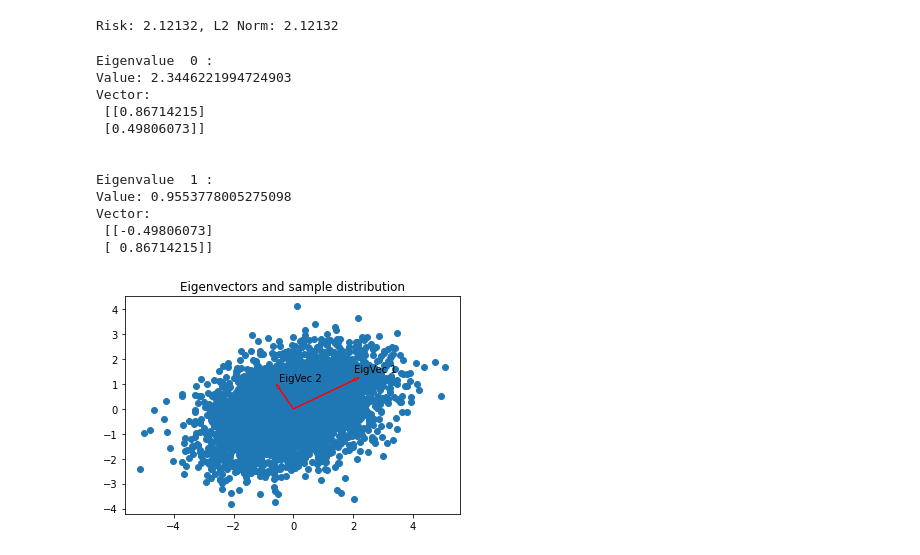
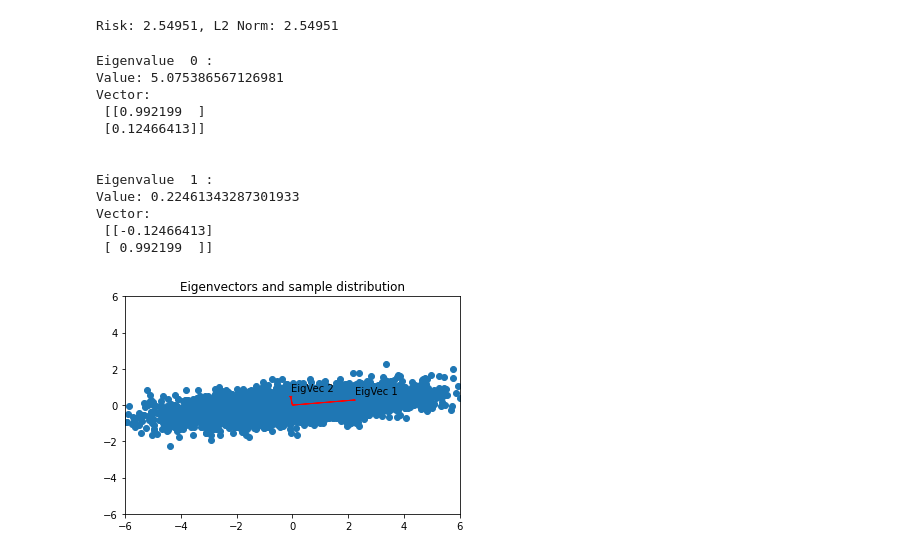
Before and after one commit to cdmurray80/object_detection, a Jupyter notebook: factors.ipynb, the cells around one changed output. Saved outputs shown, nothing was run; the diff lists cells and outputs as text; code cells hidden in the pictures.

```diff
--- a/factors.ipynb
+++ b/factors.ipynb
@@ -25,7 +25,7 @@ def compute_variance(cov, loadings):
 #
 # Create our covariance matrix
 cov_diag_term = .6
-cov = np.matrix([[2.0,cov_diag_term],[cov_diag_term,1.3]]);
+cov = np.matrix([[5.0,cov_diag_term],[cov_diag_term,0.3]]);
 
 #
 # Sanity check, and show
@@ -42,6 +42,6 @@ Correlation:
 # %%
 def arrow_w_title(plt_ax, x, y, title, edg_color='b'):
-  plt_ax.arrow(0,0,x,y, head_length = 0.2, head_width=0.1, edgecolor=edg_color)
+  plt_ax.arrow(0,0,x,y, head_length = 0.0, head_width=0.1, edgecolor=edg_color)
   plt_ax.annotate(title, xy=(x,y+0.3))
 
 #
@@ -58,7 +58,7 @@ factor_2_dx = (unit_var - cov[0,0] - cov[1,1])/(2*(cov[0,0]**0.5))
 factor_2_dy = (cov[1,1] - factor_2_dx**2)**0.5
 arrow_w_title(ax, factor_2_dx,factor_2_dy, 'Factor 2')
 arrow_w_title(ax, cov[0,0]**0.5 + factor_2_dx,factor_2_dy, 'Factor1 + Factor2', edg_color='g')
-ax.set_xlim(-1,3)
+ax.set_xlim(-1,6)
 ax.set_ylim(-1,3)
 plt.title('Unit exposure to each factor, as well as to both')
 plt.show()
@@ -68,39 +83,40 @@ plt.show()
 # Sanity check that the risk of unit exposure to each factor equals the plotted L2 norm
 print('Risk: {:.5f}, L2 Norm: {:.5f}'.format( unit_var ** 0.5, ((cov[0,0]**0.5 + factor_2_dx)**2 + factor_2_dy**2)** 0.5))
 # %% [output]
-Risk: 2.12132, L2 Norm: 2.12132
+Risk: 2.54951, L2 Norm: 2.54951
 # %%
-#Do eigen decomposition...annoying but we need exrta code to sort eigenvectors so it's more than 1 line
+#Do eigen decomposition...annoying but we need extra code to sort eigenvectors so it's more than 1 line
 # Probably 95% of users want the result sorted...idk why it's not an argument to return in sorted order
 eigenvalues, eigenvectors = np.linalg.eig(cov)
 idx = (eigenvalues).argsort()[::-1]
 eigenvectors = eigenvectors[:,idx]
 eigenvalues = eigenvalues[idx]
 
 # Plot samples and eigenvectors
 samples=np.random.multivariate_normal(np.array([0,0]),cov, size=4000)
 ax=plt.axes()
 plt.scatter(samples[:,0],samples[:,1])
-
+ax.set_xlim(-6,6)
+ax.set_ylim(-6,6)
 for i in range(2):
-  arrow_w_title(ax, eigenvectors[0,i]*eigenvalues[i],eigenvectors[1,i]*eigenvalues[i], 'EigVec ' + str(i+1), edg_color='r')
+  arrow_w_title(ax, eigenvectors[0,i]*eigenvalues[i]**0.5,eigenvectors[1,i]*eigenvalues[i]**0.5, 'EigVec ' + str(i+1), edg_color='r')
   print( 'Eigenvalue ', i, ':\nValue:', eigenvalues[i], '\nVector:\n', eigenvectors[:,i],'\n\n')
 plt.title('Eigenvectors and sample distribution')
 plt.show()
 # %% [output]
 Eigenvalue  0 :
-Value: 2.3446221994724903
+Value: 5.075386567126981
 Vector:
- [[0.86714215]
- [0.49806073]]
+ [[0.992199  ]
+ [0.12466413]]
 
 
 Eigenvalue  1 :
-Value: 0.9553778005275098
+Value: 0.22461343287301933
 Vector:
- [[-0.49806073]
- [ 0.86714215]]
+ [[-0.12466413]
+ [ 0.992199  ]]
-[figure, old version]
+[figure, new version]
 # %%
 # Now the orthogonal factors are simply the eigenvectors times the raw factors...here I make up 'raw' factor loadings and compute 'orthogonalized' loadings
 # Annoyingly you have to transpose the eigenvector matrix
```
Also changed, not shown: parts of 6 cells of this notebook.
